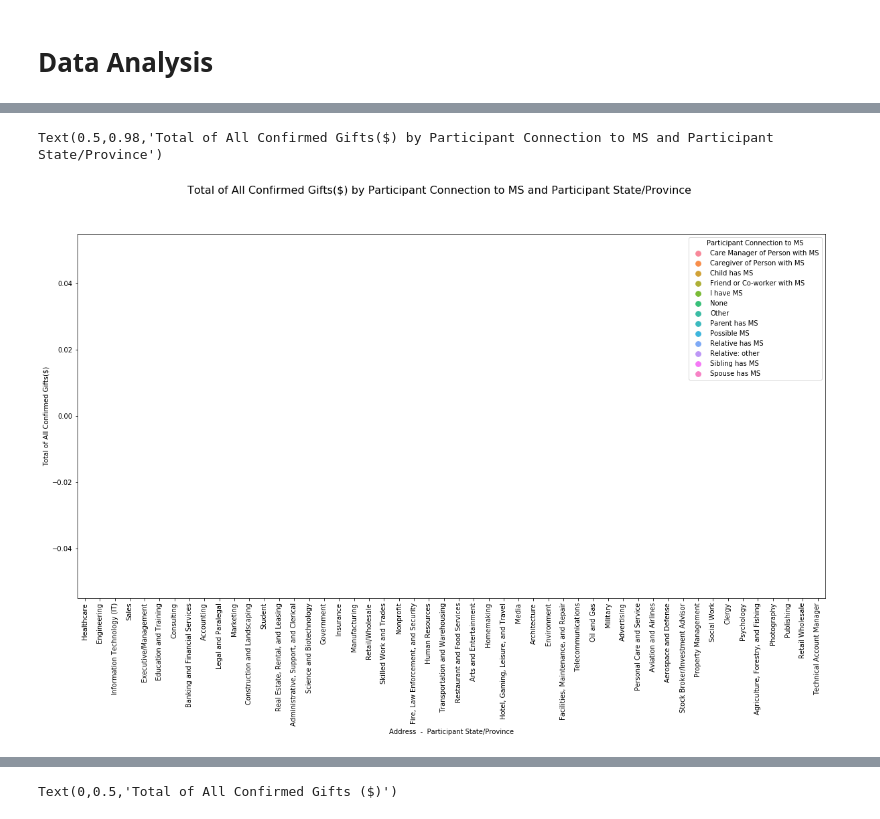
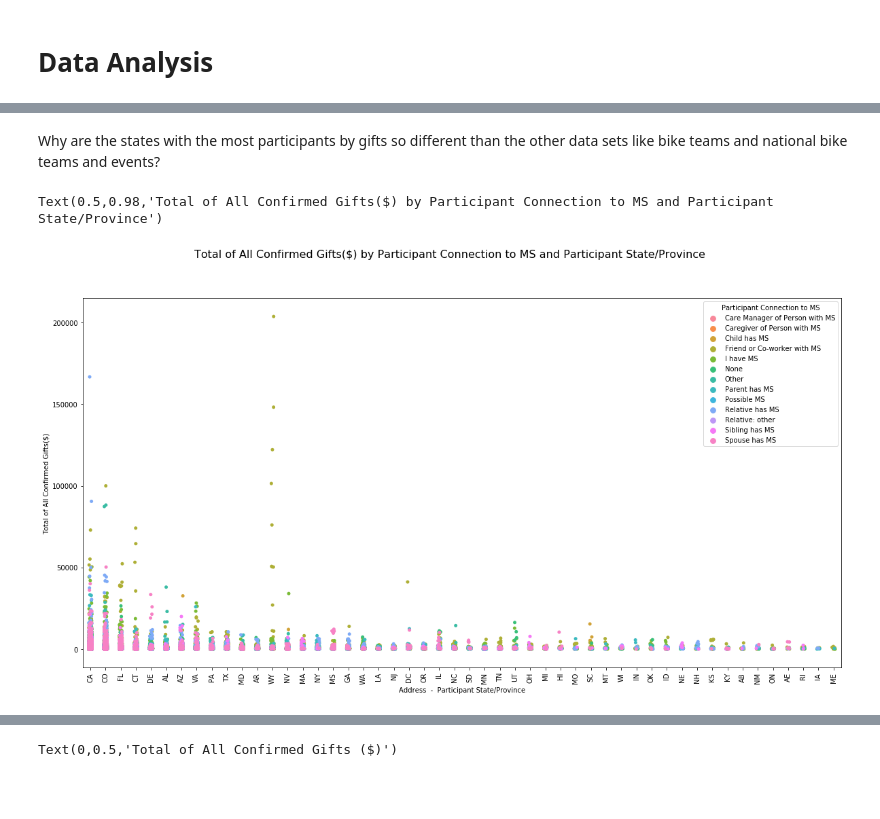
Before and after one commit to mills-jeffreyb/GENBA894, a Jupyter notebook: Mills_Jeff_CapstoneProject-Participants.ipynb, the cells around one changed output, grey strips where cells are left out. Cells and saved outputs as stored; diff of their text form; code cells hidden in the pictures; blank space fills up the shorter version.

```diff
--- a/Mills_Jeff_CapstoneProject-Participants.ipynb
+++ b/Mills_Jeff_CapstoneProject-Participants.ipynb
@@ -290,12 +560,14 @@ Name: Team Division, dtype: int64
+# %% [markdown]
+Why are the states with the most participants by gifts so different than the other data sets like bike teams and national bike teams and events?
 # %%
 plt.figure(figsize=(20,10))
 
-sns.stripplot(x='Address  -  Participant State/Province', y="Total of All Confirmed Gifts($)", hue="Participant Connection to MS",data=participants, order = participants['Participant Occupation'].value_counts().iloc[:50].index, jitter=True)
+sns.stripplot(x='Address  -  Participant State/Province', y="Total of All Confirmed Gifts($)", hue="Participant Connection to MS",data=participants, order = participants['Address  -  Participant State/Province'].value_counts().iloc[:50].index, jitter=True)
 plt.xticks(rotation=90)
 plt.suptitle('Total of All Confirmed Gifts($) by Participant Connection to MS and Participant State/Province', fontsize=16)
 # %% [output]
 Text(0.5,0.98,'Total of All Confirmed Gifts($) by Participant Connection to MS and Participant State/Province')
-[figure, old version]
+[figure, new version]
 # %%
 plt.figure(figsize=(20,10))
 
```
Also changed, not shown: parts of 144 cells of this notebook, 4 other files.
